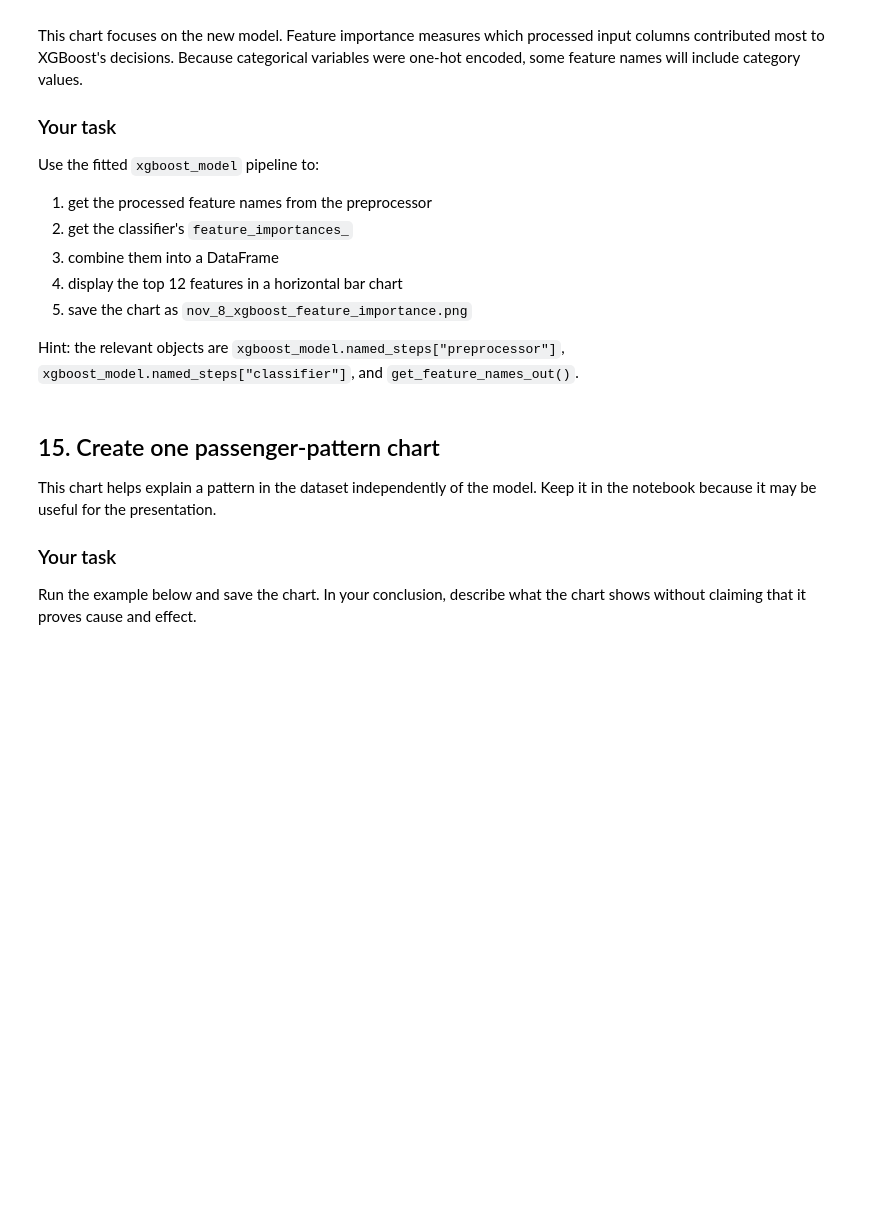
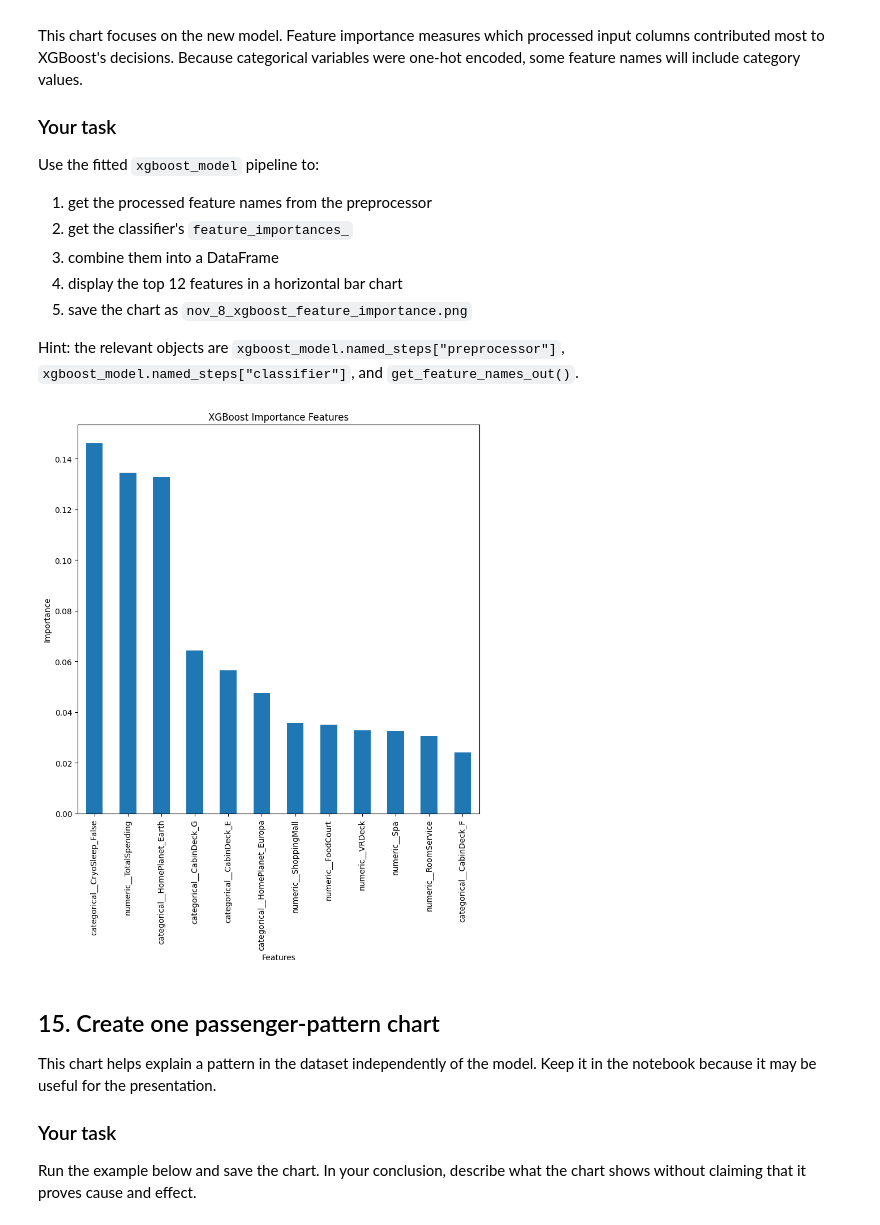
Before and after one commit to hastiabbasi/SLP-Data-Science-26, a Jupyter notebook: nov_8_spaceship_titanic_task.ipynb, the cells around one changed output. Drawn from its saved outputs; the diff is of its cells as text; code cells hidden in the pictures; blank space fills up the shorter version.

```diff
--- a/nov_8_spaceship_titanic_task.ipynb
+++ b/nov_8_spaceship_titanic_task.ipynb
@@ -464,15 +504,37 @@ Hint: the relevant objects are `xgboost_model.named_steps["preprocessor"]`, `xgb
 # %%
 # TODO: create the XGBoost feature-importance table and chart.
 # Retrieve the preprocessor and classifier from xgboost_model.
 # Then use get_feature_names_out() and feature_importances_.
 # Display the top 12 features in a horizontal bar chart.
 # Save the figure as nov_8_xgboost_feature_importance.png.
 
 # Hint:
-# xgb_preprocessor = xgboost_model.named_steps["preprocessor"]
-# xgb_classifier_fitted = xgboost_model.named_steps["classifier"]
-# feature_names = xgb_preprocessor.get_feature_names_out()
-# feature_importances = xgb_classifier_fitted.feature_importances_
+xgb_preprocessor = xgboost_model.named_steps["preprocessor"]
+xgb_classifier_fitted = xgboost_model.named_steps["classifier"]
+feature_names = xgb_preprocessor.get_feature_names_out()
+feature_importances = xgb_classifier_fitted.feature_importances_
+
+importance_feature_df = pd.DataFrame({
+    "Feature" : feature_names,
+    "Importance" : feature_importances
+})
+
+top_features = importance_feature_df.sort_values( "Importance", ascending = False).head(12)
+
+importance_feature_plot = top_features.plot(
+    kind="bar", x="Feature", y="Importance",
+    legend=False, figsize=(8, 10)
+)
+# Add labels, use plt.tight_layout(), save the figure, and display it.
+plt.title("XGBoost Importance Features")
+plt.xlabel("Features")
+plt.ylabel("Importance")
+
+plt.tight_layout()
+plt.savefig("nov_8_xgboost_feature_importance.png")
+plt.show()
+# %% [output]
+[figure, added]
 # %% [markdown]
 ## 15. Create one passenger-pattern chart
 
```
Also changed, not shown: parts of 12 cells of this notebook.
